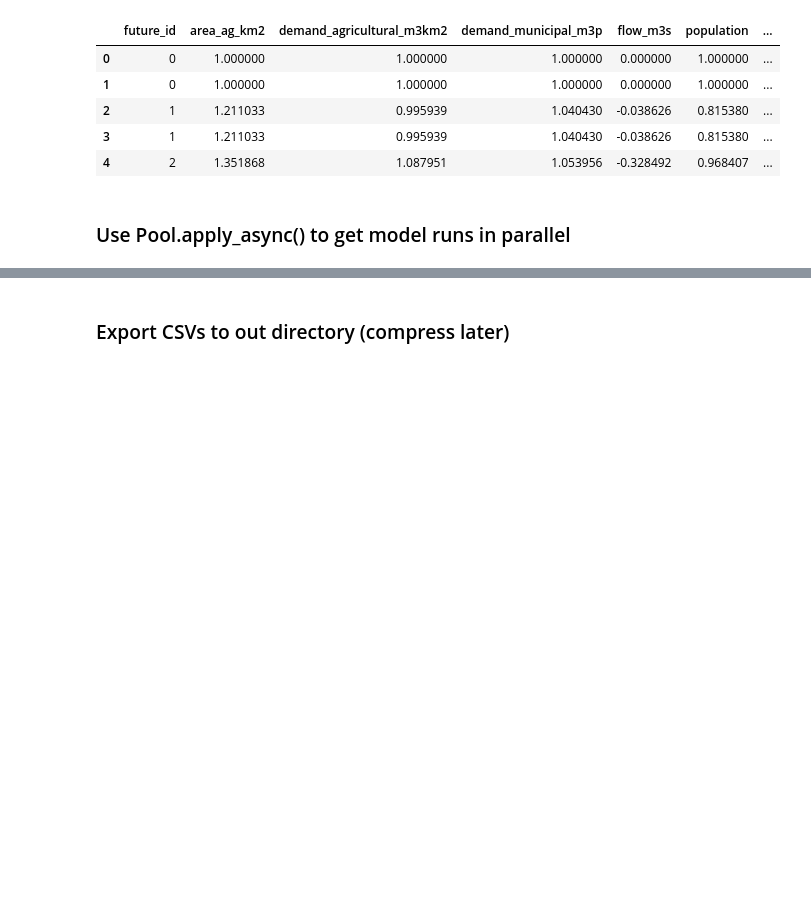
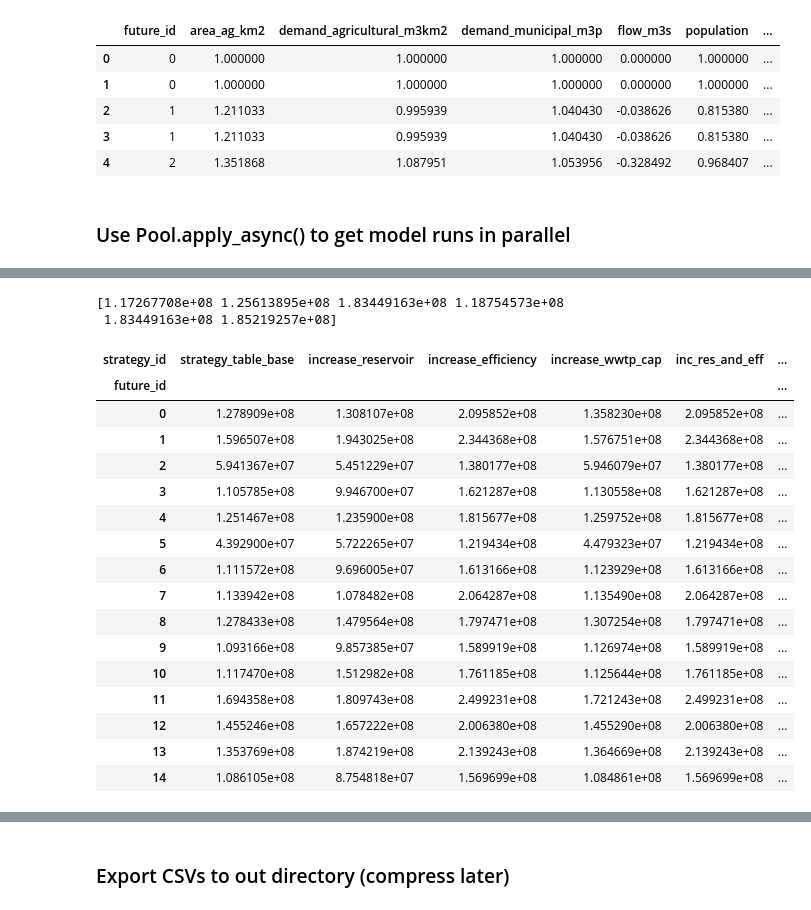
Before and after one commit to jcsyme/dmdu_scalable_computing_2023, a Jupyter notebook: crdm_project/python/crdm_experiment_manager.ipynb, the cells around one changed output, grey strips where cells are left out. Saved outputs shown, nothing was run; the diff lists cells and outputs as text; code cells hidden in the pictures; blank space fills up the shorter version.

```diff
--- a/crdm_project/python/crdm_experiment_manager.ipynb
+++ b/crdm_project/python/crdm_experiment_manager.ipynb
@@ -278,12 +250,18 @@ for id_primary in enumerate(all_primaries):
     df_metric_1 = get_mean_reservoir(
         df_cur,
         sa.field_key_primary,
-        "mean_reservoir_storage_last_ten_years_m3",
-        "reservoir_storage_m3",
         "year",
         10
     )
-    df_year_unacceptable, df_metric_2 = get_unacceptable_unmet_demand(
+
+    df_metric_2 = get_mean_groundwater(
+        df_ret,
+        sa.field_key_primary,
+        "year",
+        10
+    )
+
+    df_year_unacceptable, df_metric_3 = get_unacceptable_unmet_demand(
         df_cur,
         field_key_primary = sa.field_key_primary,
         field_measure = "u_2_proportion",
@@ -296,6 +274,7 @@ for id_primary in enumerate(all_primaries):
     )
 
     df_metrics_summary = pd.merge(df_metric_1, df_metric_2)
+    df_metrics_summary = pd.merge(df_metrics_summary, df_metric_3)
 
     if len(df_out) == 0:
         df_out = [df_metrics_summary for x in all_primaries]
@@ -402,7 +381,7 @@ if __name__ == "__main__":
     t1_par_async = time.time()
 
     #
-    t_elapse_par_async = t1_par_async - t0_par_async
+    #t_elapse_par_async = t1_par_async - t0_par_async
 
 # print the reduction in time
-print("Asynchronous parallelization across %s cores reduced computational time by %s%s."%(mp.cpu_count(), round(100*(1 - t_elapse_par_async/t_elapse_serial), 2), "%"))
+#print("Asynchronous parallelization across %s cores reduced computational time by %s%s."%(mp.cpu_count(), round(100*(1 - t_elapse_par_async/t_elapse_serial), 2), "%"))
@@ -419,13 +396,18 @@ def get_metrics_from_node_return(result):
     df_metric_1 = get_mean_reservoir(
         df_ret,
         sa.field_key_primary,
-        "mean_reservoir_storage_last_ten_years_m3",
-        "reservoir_storage_m3",
         "year",
         10
     )
 
-    df_year_unacceptable, df_metric_2 = get_unacceptable_unmet_demand(
+    df_metric_2 = get_mean_groundwater(
+        df_ret,
+        sa.field_key_primary,
+        "year",
+        10
+    )
+
+    df_year_unacceptable, df_metric_3 = get_unacceptable_unmet_demand(
         df_ret,
         field_key_primary = sa.field_key_primary,
         field_measure = "u_2_proportion",
@@ -465,0 +464,35 @@ df_out_parallel = pd.merge(df_lhs, df_out_parallel)
+# %%
+metric = "mean_reservoir_storage_last_ten_years_m3"
+
+dict_rnm = dict(zip(list(df_attr_strategy["strategy_id"]), list(df_attr_strategy["strategy_name"])))
+df_tmp = pd.pivot(
+    df_out_parallel[["strategy_id", "future_id", metric]],
+    index = "future_id",
+    columns="strategy_id",
+    values=metric
+)#.reset_index(drop = True)#, ax =0)
+df_tmp.rename(columns = dict_rnm, inplace = True)
+
+
+print(np.mean(np.array(df_tmp), axis = 0))
+df_tmp
+# %% [output]
+[1.17267708e+08 1.25613895e+08 1.83449163e+08 1.18754573e+08
+ 1.83449163e+08 1.85219257e+08]
+| strategy_id | strategy_table_base | increase_reservoir | increase_efficiency | increase_wwtp_cap | inc_res_and_eff | ... |
+| future_id |  |  |  |  |  | ... |
+| 0 | 1.278909e+08 | 1.308107e+08 | 2.095852e+08 | 1.358230e+08 | 2.095852e+08 | ... |
+| 1 | 1.596507e+08 | 1.943025e+08 | 2.344368e+08 | 1.576751e+08 | 2.344368e+08 | ... |
+| 2 | 5.941367e+07 | 5.451229e+07 | 1.380177e+08 | 5.946079e+07 | 1.380177e+08 | ... |
+| 3 | 1.105785e+08 | 9.946700e+07 | 1.621287e+08 | 1.130558e+08 | 1.621287e+08 | ... |
+| 4 | 1.251467e+08 | 1.235900e+08 | 1.815677e+08 | 1.259752e+08 | 1.815677e+08 | ... |
+| 5 | 4.392900e+07 | 5.722265e+07 | 1.219434e+08 | 4.479323e+07 | 1.219434e+08 | ... |
+| 6 | 1.111572e+08 | 9.696005e+07 | 1.613166e+08 | 1.123929e+08 | 1.613166e+08 | ... |
+| 7 | 1.133942e+08 | 1.078482e+08 | 2.064287e+08 | 1.135490e+08 | 2.064287e+08 | ... |
+| 8 | 1.278433e+08 | 1.479564e+08 | 1.797471e+08 | 1.307254e+08 | 1.797471e+08 | ... |
+| 9 | 1.093166e+08 | 9.857385e+07 | 1.589919e+08 | 1.126974e+08 | 1.589919e+08 | ... |
+| 10 | 1.117470e+08 | 1.512982e+08 | 1.761185e+08 | 1.125644e+08 | 1.761185e+08 | ... |
+| 11 | 1.694358e+08 | 1.809743e+08 | 2.499231e+08 | 1.721243e+08 | 2.499231e+08 | ... |
+| 12 | 1.455246e+08 | 1.657222e+08 | 2.006380e+08 | 1.455290e+08 | 2.006380e+08 | ... |
+| 13 | 1.353769e+08 | 1.874219e+08 | 2.139243e+08 | 1.364669e+08 | 2.139243e+08 | ... |
+| 14 | 1.086105e+08 | 8.754818e+07 | 1.569699e+08 | 1.084861e+08 | 1.569699e+08 | ... |
```
Also changed, not shown: parts of 12 cells of this notebook, 4 other files.
